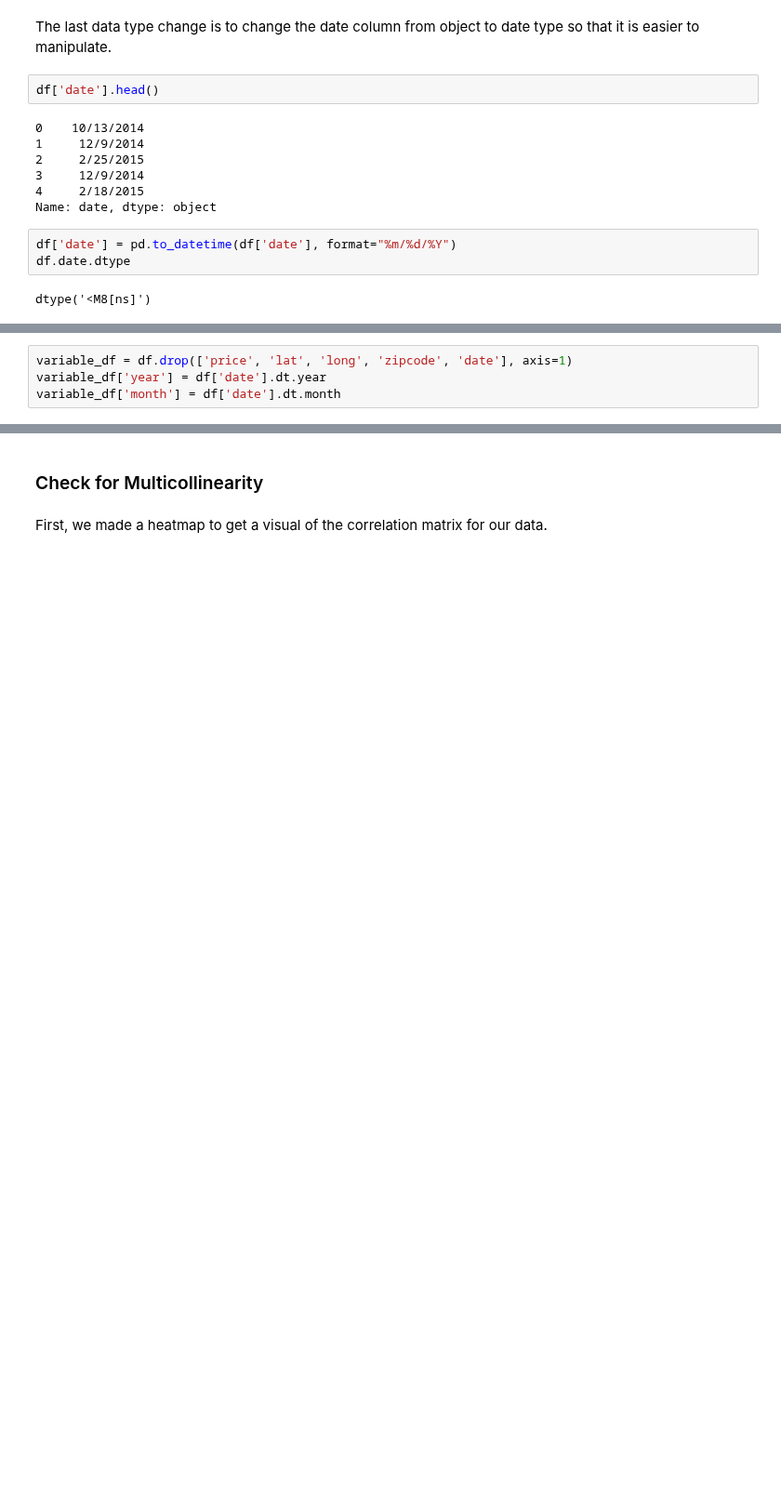
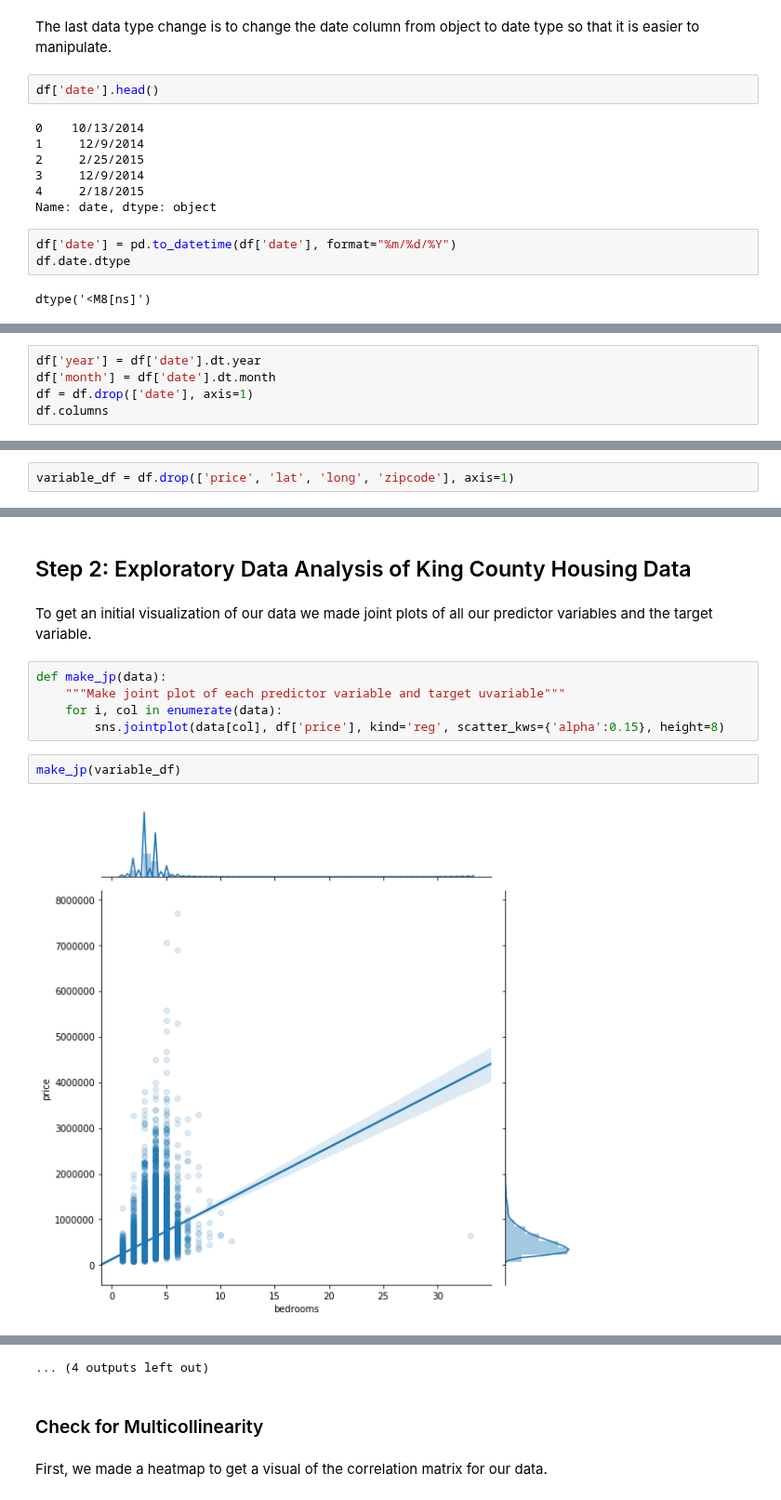
Before and after one commit to nkacoroski/dsc-1-final-project, a Jupyter notebook: king_county_housing_price_prediction_model.ipynb, the cells around one changed output, grey strips where cells are left out. Shown at 93% size. Saved outputs shown, nothing was run; the diff lists cells and outputs as text; blank space fills up the shorter version.

Commit message:
Add joint plots.

```diff
--- a/king_county_housing_price_prediction_model.ipynb
+++ b/king_county_housing_price_prediction_model.ipynb
@@ -353,0 +359,5 @@ dtype('<M8[ns]')
+# %%
+df['year'] = df['date'].dt.year
+df['month'] = df['date'].dt.month
+df = df.drop(['date'], axis=1)
+df.columns
@@ -354,5 +372,3 @@ dtype('<M8[ns]')
 # %%
-variable_df = df.drop(['price', 'lat', 'long', 'zipcode', 'date'], axis=1)
-variable_df['year'] = df['date'].dt.year
-variable_df['month'] = df['date'].dt.month
+variable_df = df.drop(['price', 'lat', 'long', 'zipcode'], axis=1)
 # %%
@@ -377,0 +382,13 @@ memory usage: 2.6 MB
+# %% [markdown]
+## Step 2: Exploratory Data Analysis of King County Housing Data
+# %% [markdown]
+To get an initial visualization of our data we made joint plots of all our predictor variables and the target variable.
+# %%
+def make_jp(data):
+    """Make joint plot of each predictor variable and target uvariable"""
+    for i, col in enumerate(data):
+        sns.jointplot(data[col], df['price'], kind='reg', scatter_kws={'alpha':0.15}, height=8)
+# %%
+make_jp(variable_df)
+# %% [output]
+[figure, added]
@@ -378,3 +406,4 @@ memory usage: 2.6 MB
+... (4 outputs left out)
 # %% [markdown]
 ### Check for Multicollinearity
 # %% [markdown]
```
Also changed, not shown: parts of 19 cells of this notebook.
